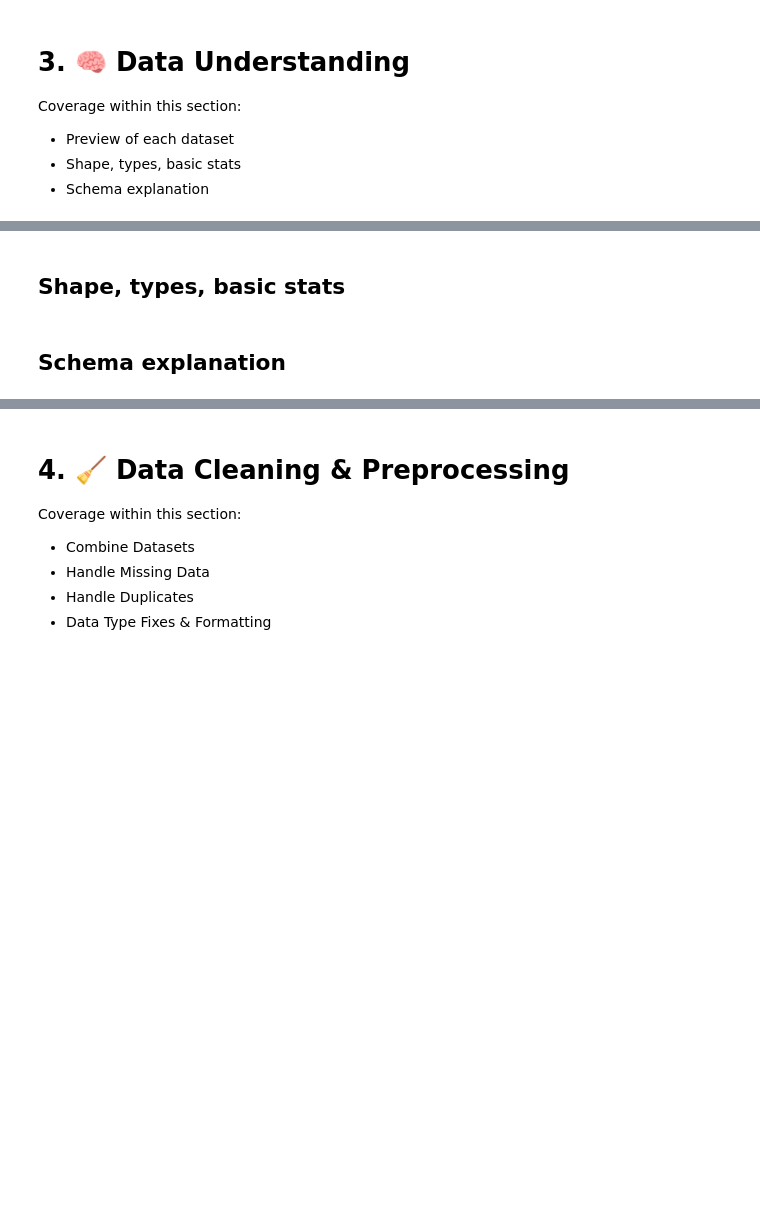
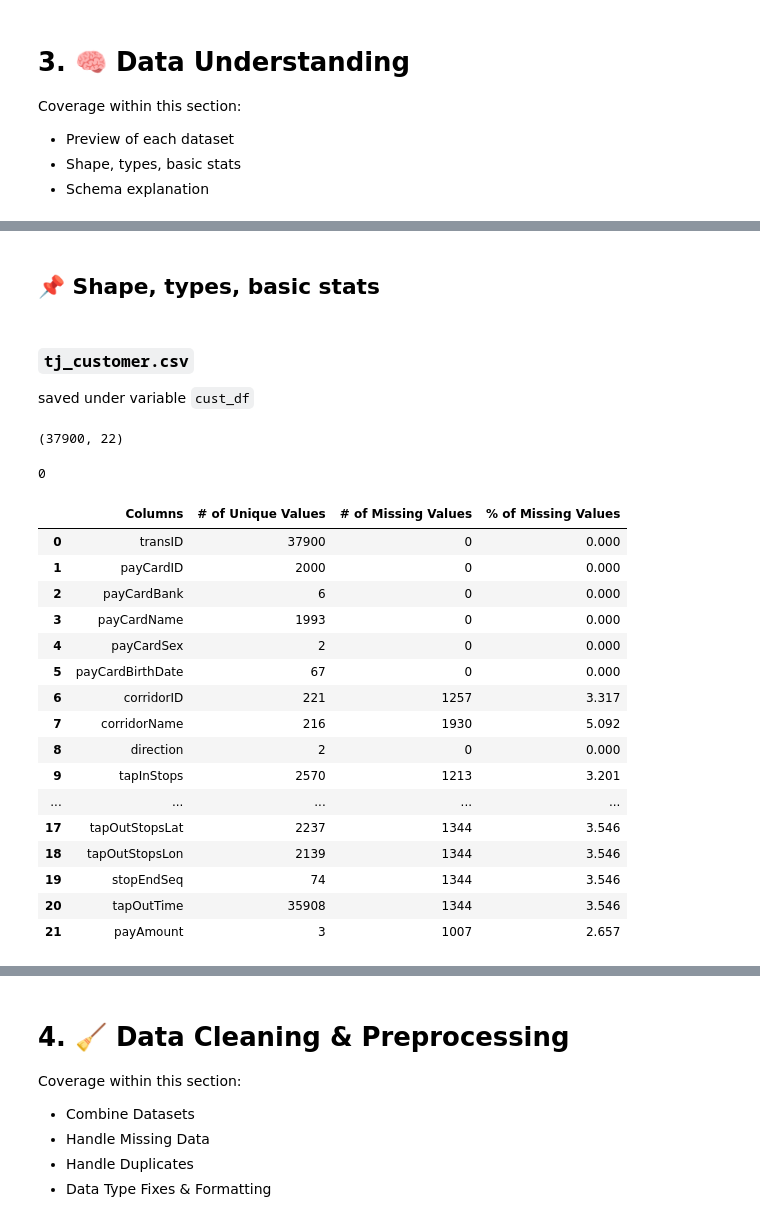
Before and after one commit to seanka/Python-TransJakarta-DataAnalysis, a Jupyter notebook: Notebook.ipynb, the cells around one changed output, grey strips where cells are left out. Saved outputs shown, nothing was run; the diff lists cells and outputs as text; code cells hidden in the pictures; blank space fills up the shorter version.

```diff
--- a/Notebook.ipynb
+++ b/Notebook.ipynb
@@ -108,3 +177,7 @@ For easier identification among the dataset, *Transjakarta Route* dataset named
+# %%
+route_df = pd.read_csv('./dataset/tj_route.csv', sep=';')
+cust_df = pd.read_csv('./dataset/tj_customer.csv')
+stops_region_df = pd.read_csv('./dataset/tj_stops_region.csv')
 # %% [markdown]
 ## **📝 Manual data additions**
 # %% [markdown]
@@ -217,4 +383,39 @@ Coverage within this section:
 # %% [markdown]
-## **Shape, types, basic stats**
+## **📌 Shape, types, basic stats**
-# %% [markdown]
-## **Schema explanation**
+# %% [markdown]
+### `tj_customer.csv`
+
+saved under variable `cust_df`
+# %%
+cust_df.shape
+# %% [output]
+(37900, 22)
+# %%
+cust_df.duplicated().sum()
+# %% [output]
+0
+# %%
+pd.DataFrame({
+    'Columns': cust_df.columns,
+    '# of Unique Values': [col for col in cust_df.nunique()],
+    '# of Missing Values': [col for col in cust_df.isna().sum()],
+    '% of Missing Values': [round(col, 3) for col in cust_df.isna().sum() / cust_df.shape[0] * 100],
+})
+# %% [output]
+|  | Columns | # of Unique Values | # of Missing Values | % of Missing Values |
+| 0 | transID | 37900 | 0 | 0.000 |
+| 1 | payCardID | 2000 | 0 | 0.000 |
+| 2 | payCardBank | 6 | 0 | 0.000 |
+| 3 | payCardName | 1993 | 0 | 0.000 |
+| 4 | payCardSex | 2 | 0 | 0.000 |
+| 5 | payCardBirthDate | 67 | 0 | 0.000 |
+| 6 | corridorID | 221 | 1257 | 3.317 |
+| 7 | corridorName | 216 | 1930 | 5.092 |
+| 8 | direction | 2 | 0 | 0.000 |
+| 9 | tapInStops | 2570 | 1213 | 3.201 |
+| ... | ... | ... | ... | ... |
+| 17 | tapOutStopsLat | 2237 | 1344 | 3.546 |
+| 18 | tapOutStopsLon | 2139 | 1344 | 3.546 |
+| 19 | stopEndSeq | 74 | 1344 | 3.546 |
+| 20 | tapOutTime | 35908 | 1344 | 3.546 |
+| 21 | payAmount | 3 | 1007 | 2.657 |
```
Also changed, not shown: parts of 31 cells of this notebook.
